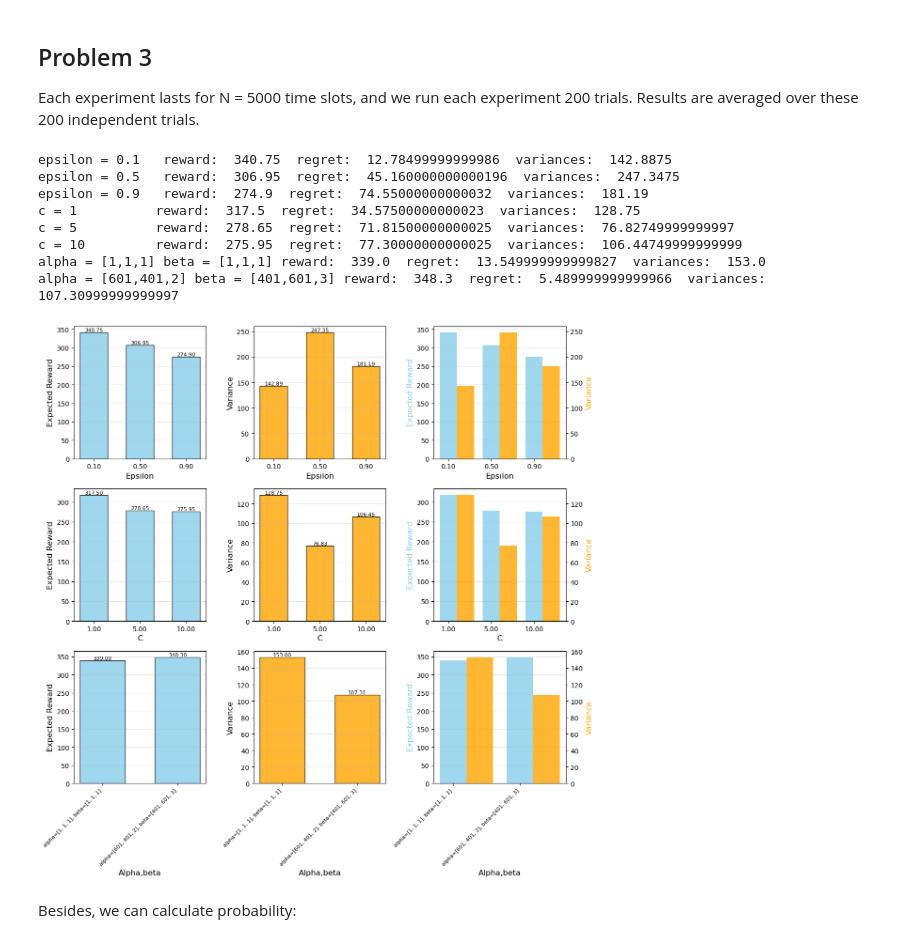
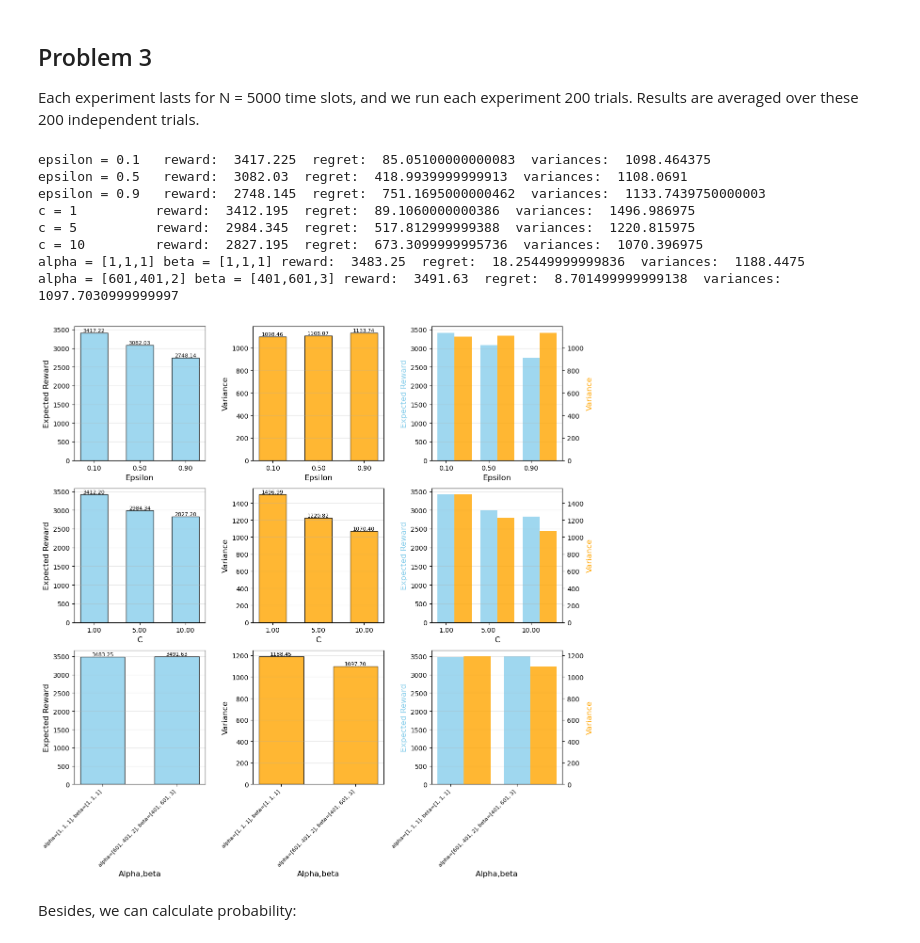
Before and after one commit to XiongWenye/Bandit-Learning, a Jupyter notebook: Part_I_Classical_Bandit_Algorithms/Classical_Bandit_Algorithms.ipynb, the cells around one changed output. Cells and saved outputs as stored; diff of their text form; code cells hidden in the pictures.

```diff
--- a/Part_I_Classical_Bandit_Algorithms/Classical_Bandit_Algorithms.ipynb
+++ b/Part_I_Classical_Bandit_Algorithms/Classical_Bandit_Algorithms.ipynb
@@ -156,8 +156,8 @@ Each experiment lasts for N = 5000 time slots, and we run each experiment 200 tr
 import numpy as np
 import matplotlib.pyplot as plt
 
-N = 500  # 每个实验的步数
-num_trials = 20  # 实验次数
+N = 5000  # 每个实验的步数
+num_trials = 200  # 实验次数
 experiments = {
     'epsilon_greedy': [0.1, 0.5, 0.9],
     'ucb': [1, 5, 10],
@@ -291,42 +291,42 @@ def plot_combined(ax, means, variances, param_values, param_name):
     ax2 = ax.twinx()
     # 绘制方差的柱状图，且设置方差的柱状图在期望的右边
     ax2.bar(bar_positions + bar_width, variances, bar_width, alpha=0.8, color='orange', label="Variance")
 
     # 设置右侧y轴（方差的y轴）标签，并保留对应的刻度
     ax2.set_ylabel("Variance", fontsize=12, color='orange')
 
 # 创建一个包含 3 行 3 列的图像布局
 fig, axs = plt.subplots(3, 3, figsize=(12, 12))
 
 # 绘制每个算法的期望奖励、方差和期望+方差的合成图像
 # epsilon_greedy
 plot_expectation(axs[0, 0], results_rewards['epsilon_greedy'], experiments['epsilon_greedy'], "epsilon")
 plot_variance(axs[0, 1], results_variances['epsilon_greedy'], experiments['epsilon_greedy'], "epsilon")
 plot_combined(axs[0, 2], results_rewards['epsilon_greedy'], results_variances['epsilon_greedy'], experiments['epsilon_greedy'], "epsilon")
 
 # ucb
 plot_expectation(axs[1, 0], results_rewards['ucb'], experiments['ucb'], "c")
 plot_variance(axs[1, 1], results_variances['ucb'], experiments['ucb'], "c")
 plot_combined(axs[1, 2], results_rewards['ucb'], results_variances['ucb'], experiments['ucb'], "c")
 
 # ts
 plot_expectation(axs[2, 0], results_rewards['ts'], experiments['ts'], "alpha,beta")
 plot_variance(axs[2, 1], results_variances['ts'], experiments['ts'], "alpha,beta")
 plot_combined(axs[2, 2], results_rewards['ts'], results_variances['ts'], experiments['ts'], "alpha,beta")
 
 # 调整子图之间的间距
 plt.tight_layout()
 plt.show()
 # %% [output]
-epsilon = 0.1   reward:  340.75  regret:  12.78499999999986  variances:  142.8875
-epsilon = 0.5   reward:  306.95  regret:  45.160000000000196  variances:  247.3475
-epsilon = 0.9   reward:  274.9  regret:  74.55000000000032  variances:  181.19
-c = 1          reward:  317.5  regret:  34.57500000000023  variances:  128.75
-c = 5          reward:  278.65  regret:  71.81500000000025  variances:  76.82749999999997
-c = 10         reward:  275.95  regret:  77.30000000000025  variances:  106.44749999999999
-alpha = [1,1,1] beta = [1,1,1] reward:  339.0  regret:  13.549999999999827  variances:  153.0
-alpha = [601,401,2] beta = [401,601,3] reward:  348.3  regret:  5.489999999999966  variances:  107.30999999999997
+epsilon = 0.1   reward:  3417.225  regret:  85.05100000000083  variances:  1098.464375
+epsilon = 0.5   reward:  3082.03  regret:  418.9939999999913  variances:  1108.0691
+epsilon = 0.9   reward:  2748.145  regret:  751.1695000000462  variances:  1133.7439750000003
+c = 1          reward:  3412.195  regret:  89.1060000000386  variances:  1496.986975
+c = 5          reward:  2984.345  regret:  517.812999999388  variances:  1220.815975
+c = 10         reward:  2827.195  regret:  673.3099999995736  variances:  1070.396975
+alpha = [1,1,1] beta = [1,1,1] reward:  3483.25  regret:  18.25449999999836  variances:  1188.4475
+alpha = [601,401,2] beta = [401,601,3] reward:  3491.63  regret:  8.701499999999138  variances:  1097.7030999999997
-[figure, old version]
+[figure, new version]
 # %% [markdown]
 Besides, we can calculate probability:
 # %%
```
Also changed, not shown: parts of 68 cells of this notebook.
